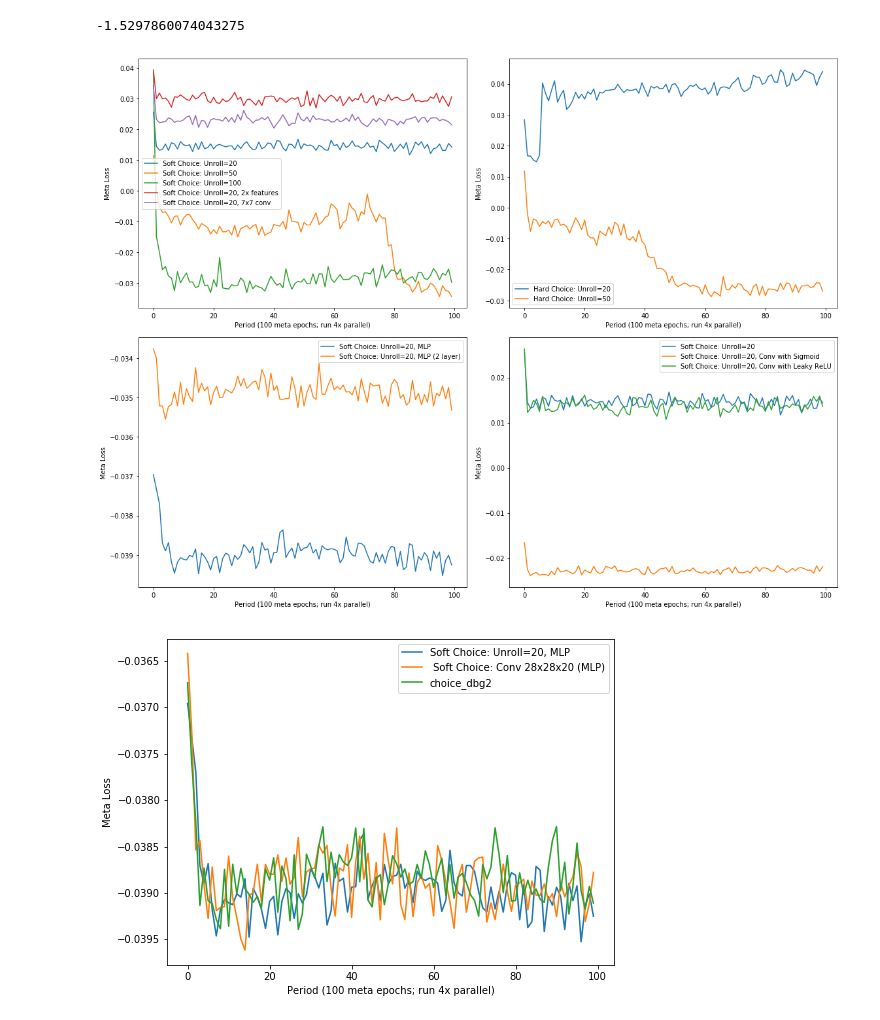
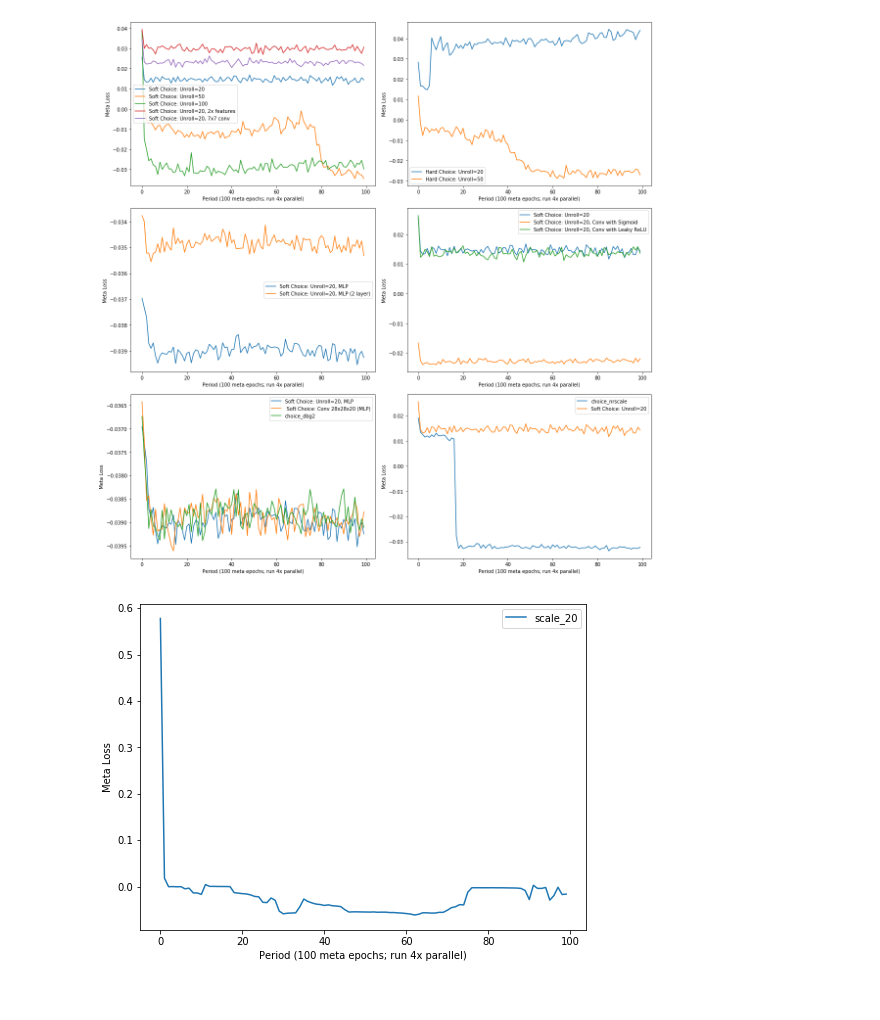
Before and after one commit to thetianshuhuang/l2o, a Jupyter notebook: training_analysis.ipynb, the cells around one changed output. Cells and saved outputs as stored; diff of their text form; code cells hidden in the pictures.

Commit message:
Adjusted scale init weights

```diff
--- a/training_analysis.ipynb
+++ b/training_analysis.ipynb
@@ -4,12 +4,6 @@ import pandas as pd
 from matplotlib import pyplot as plt
 
 import plot
-# %%
-df = pd.read_csv(plot.get_test("choice_noscale", data="summary"))
-# %%
-np.mean(df["meta_loss"])
-# %% [output]
--1.5297860074043275
 # %%
 def plot_training(tests, ax):
     for test in tests:
@@ -19,16 +13,19 @@ def plot_training(tests, ax):
     ax.set_ylabel("Meta Loss")
     ax.legend()
 # %%
-fig, axs = plt.subplots(2, 2, figsize=(16, 12))
+fig, axs = plt.subplots(3, 2, figsize=(16, 16))
 plot_training(["choice_20", "choice_50", "choice_100", "choice_wider", "choice_bigger"], axs[0][0])
 plot_training(["choice_hard", "choice_hard_50"], axs[0][1])
 plot_training(["choice_mlp", "choice_mlp_deeper"], axs[1][0])
 plot_training(["choice_20", "choice_sigmoid", "choice_leaky_relu"], axs[1][1])
+plot_training(["choice_mlp", "choice_dbg", "choice_dbg2"], axs[2][0])
+# plot_training(["scale_20", "rnnprop_20"], axs[2][1])
+plot_training(["choice_nrscale", "choice_20"], axs[2][1])
 fig.tight_layout()
 # %% [output]
-[figure, old version]
+[figure, new version]
 # %%
 fig, axs = plt.subplots(1, 1, figsize=(8, 6))
-plot_training(["choice_mlp", "choice_dbg", "choice_dbg2"], axs)
+plot_training(["scale_20"], axs)
 # %% [output]
-[figure, old version]
+[figure, new version]
```
Also changed, not shown: parts of 4 cells of this notebook, 3 other files.
